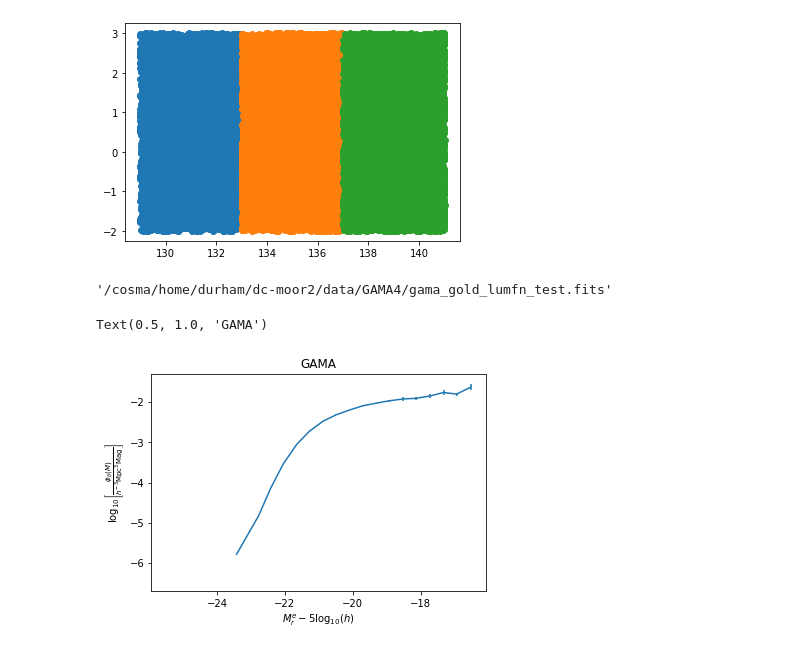
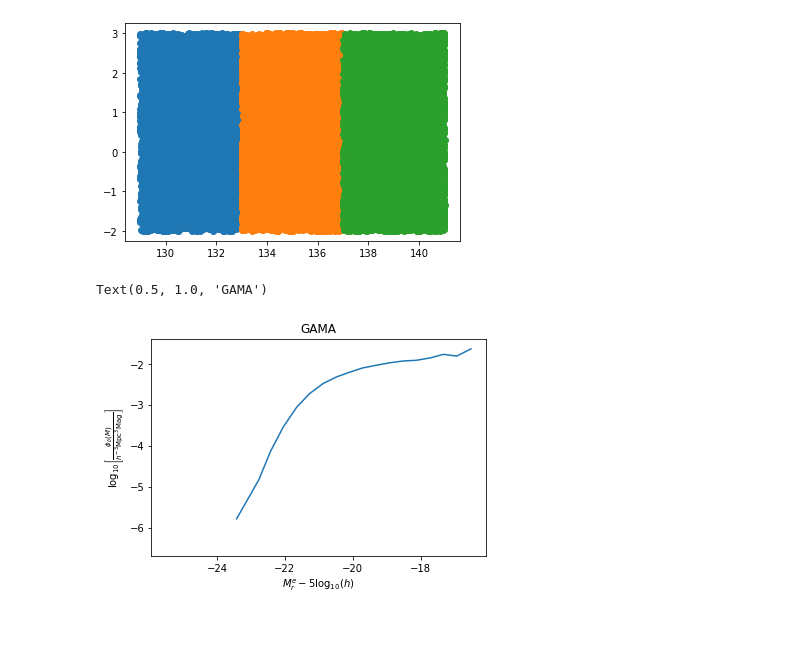
Before and after one commit to SgmAstro/DESI, a Jupyter notebook: docs/nb/jackknifeQA.ipynb, the cells around one changed output. Saved outputs shown, nothing was run; the diff lists cells and outputs as text; code cells hidden in the pictures.

```diff
--- a/docs/nb/jackknifeQA.ipynb
+++ b/docs/nb/jackknifeQA.ipynb
@@ -70,25 +70,17 @@ plt.scatter(JK2['RA'], JK2['DEC'])
 # %% [output]
 <matplotlib.collections.PathCollection at 0x...>
 [figure]
-# %%
-# TODO: Fix
-#fpath = findfile(ftype='lumfn', version=version, survey=survey)
-
-fpath = '/cosma/home/durham/dc-moor2/data/GAMA4/gama_gold_lumfn_test.fits'
-fpath
-# %% [output]
-'/cosma/home/durham/dc-moor2/data/GAMA4/gama_gold_lumfn_test.fits'
 # %%
+fpath = findfile(ftype='lumfn', version=version, survey=survey)
 lumfn = Table.read(fpath, hdu=1)
 # %%
 # TODO: take from header.
 jackknife = 15
 # %%
-plt.errorbar(lumfn['MEDIAN_M'], np.log10(lumfn['PHI_JK']), yerr=lumfn['PHI_ERR'])
-
+plt.errorbar(lumfn['MEDIAN_M'], np.log10(lumfn['PHI_IVMAX_JK']), yerr=lumfn['PHI_IVMAX_ERROR_JK'])
 plt.xlabel(r'$M_r^e - 5 \log_{10}(h)$')
 plt.ylabel(r'$\log_{10} \left[ \frac{\phi_\delta(M)}{h^{-3} {\rm Mpc}^{3} {\rm Mag}^{}} \right] $')
 plt.title(survey.upper())
 # %% [output]
 Text(0.5, 1.0, 'GAMA')
-[figure, old version]
+[figure, new version]
```
Also changed, not shown: parts of 9 cells of this notebook.
